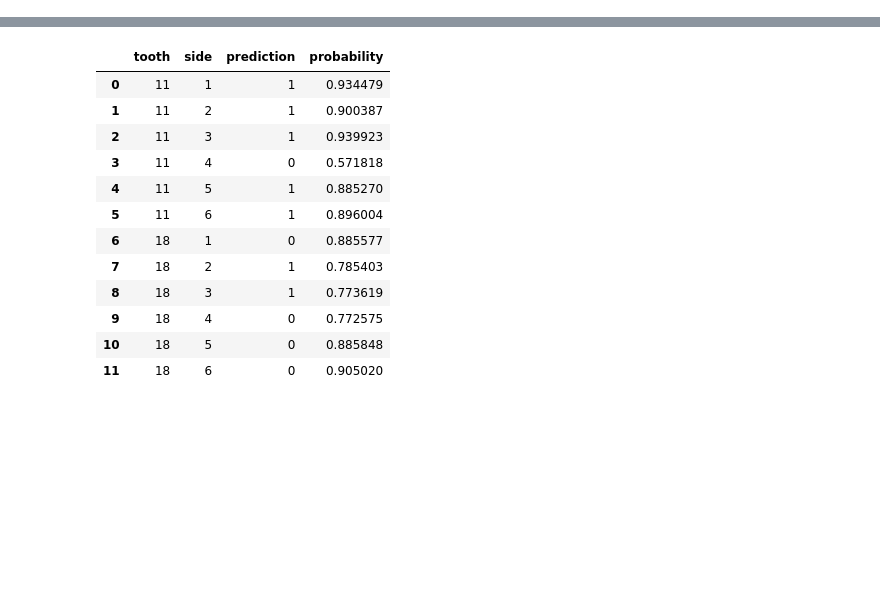
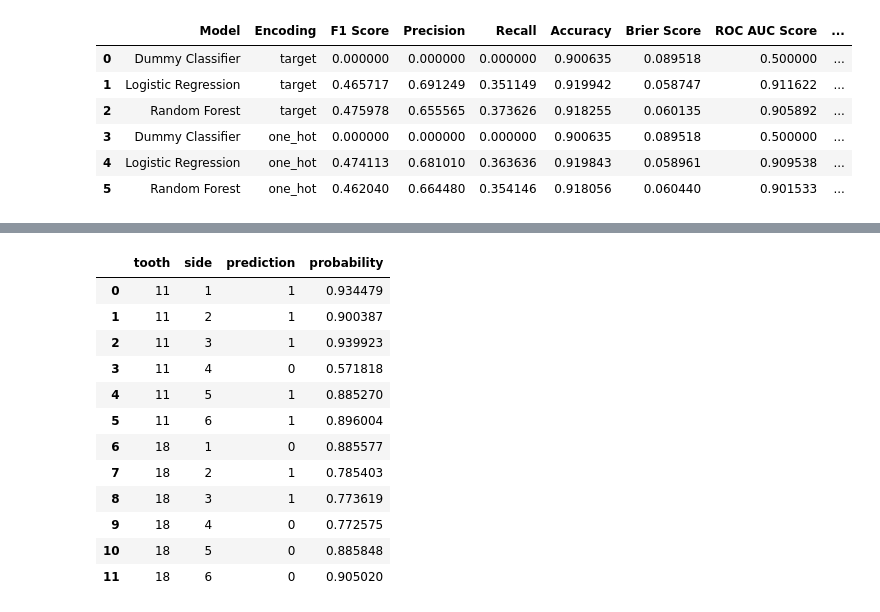
Before and after one commit to Tobias-Brock/periodontal-modeling, a Jupyter notebook: notebooks/pocketclosure.ipynb, the cells around one changed output, grey strips where cells are left out. Saved outputs shown, nothing was run; the diff lists cells and outputs as text; code cells hidden in the pictures; blank space fills up the shorter version.

```diff
--- a/notebooks/pocketclosure.ipynb
+++ b/notebooks/pocketclosure.ipynb
@@ -1,19 +1,26 @@
 # %%
 from periomod.base import Patient, Side, Tooth
 from periomod.wrapper import BenchmarkWrapper, EvaluatorWrapper
 
 wrapper = BenchmarkWrapper(
     task="pocketclosure",
-    encodings=["one_hot"],
-    learners=["xgb", "lr"],
-    tuning_methods=["holdout"],
-    hpo_methods=["hebo"],
-    criteria=["f1"],
-    sampling=[None],
+    encodings=["target", "one_hot"],
+    learners=["xgb", "lr", "rf", "mlp"],
+    tuning_methods=["holdout", "cv"],
+    hpo_methods=["hebo", "rs"],
+    criteria=["f1", "brier_score"],
+    sampling=[None, "upsampling", "downsampling", "smote"],
     factor=2,
-    n_configs=3,
+    n_configs=50,
     n_jobs=-1,
 )
 
-baseline = wrapper.baseline()
-benchmark, learners = wrapper.wrapped_benchmark()
+wrapper.baseline()
+# %% [output]
+|  | Model | Encoding | F1 Score | Precision | Recall | Accuracy | Brier Score | ROC AUC Score | ... |
+| 0 | Dummy Classifier | target | 0.000000 | 0.000000 | 0.000000 | 0.900635 | 0.089518 | 0.500000 | ... |
+| 1 | Logistic Regression | target | 0.465717 | 0.691249 | 0.351149 | 0.919942 | 0.058747 | 0.911622 | ... |
+| 2 | Random Forest | target | 0.475978 | 0.655565 | 0.373626 | 0.918255 | 0.060135 | 0.905892 | ... |
+| 3 | Dummy Classifier | one_hot | 0.000000 | 0.000000 | 0.000000 | 0.900635 | 0.089518 | 0.500000 | ... |
+| 4 | Logistic Regression | one_hot | 0.474113 | 0.681010 | 0.363636 | 0.919843 | 0.058961 | 0.909538 | ... |
+| 5 | Random Forest | one_hot | 0.462040 | 0.664480 | 0.354146 | 0.918056 | 0.060440 | 0.901533 | ... |
```
Also changed, not shown: parts of 8 cells of this notebook, 35 other files.
